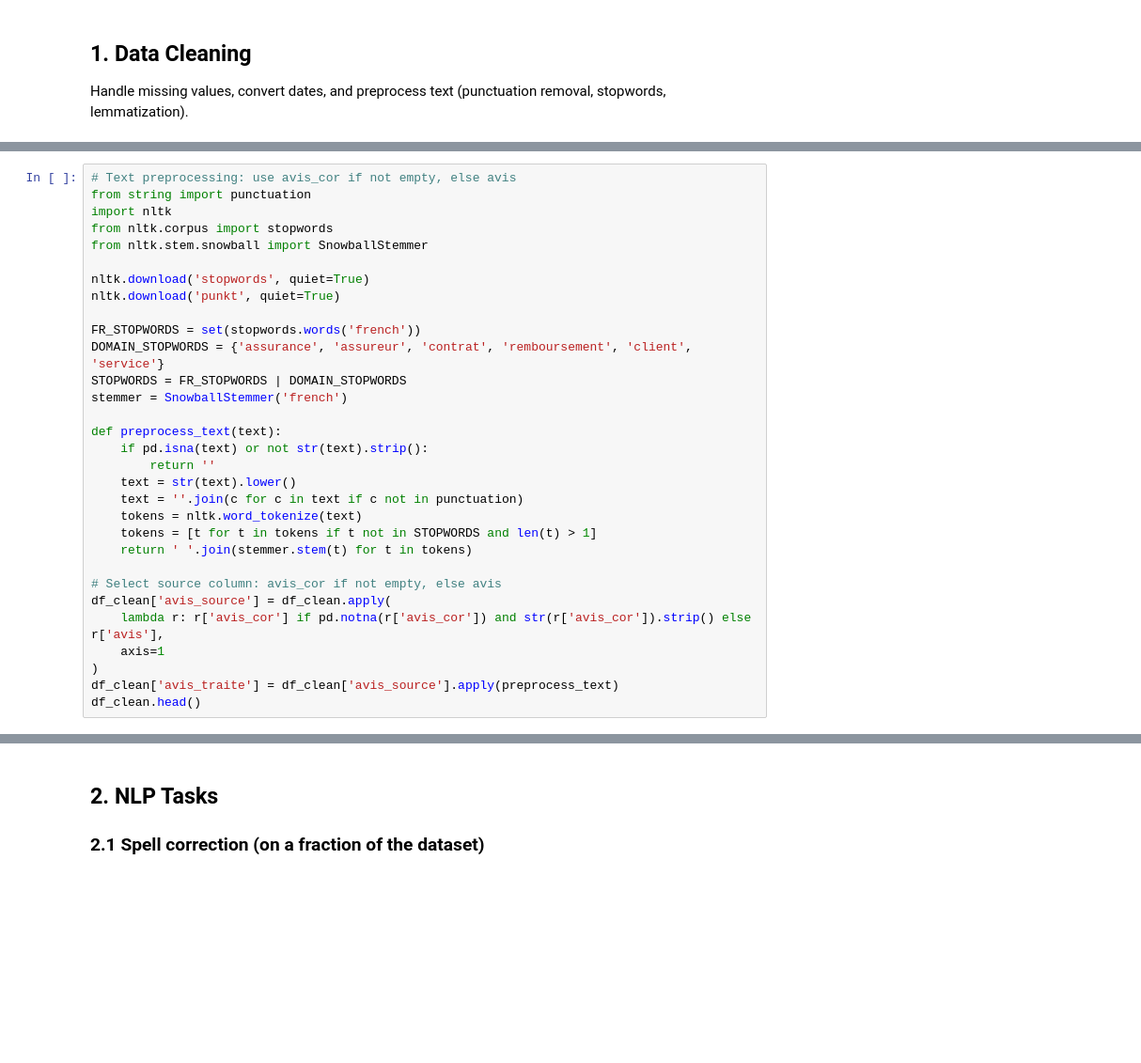
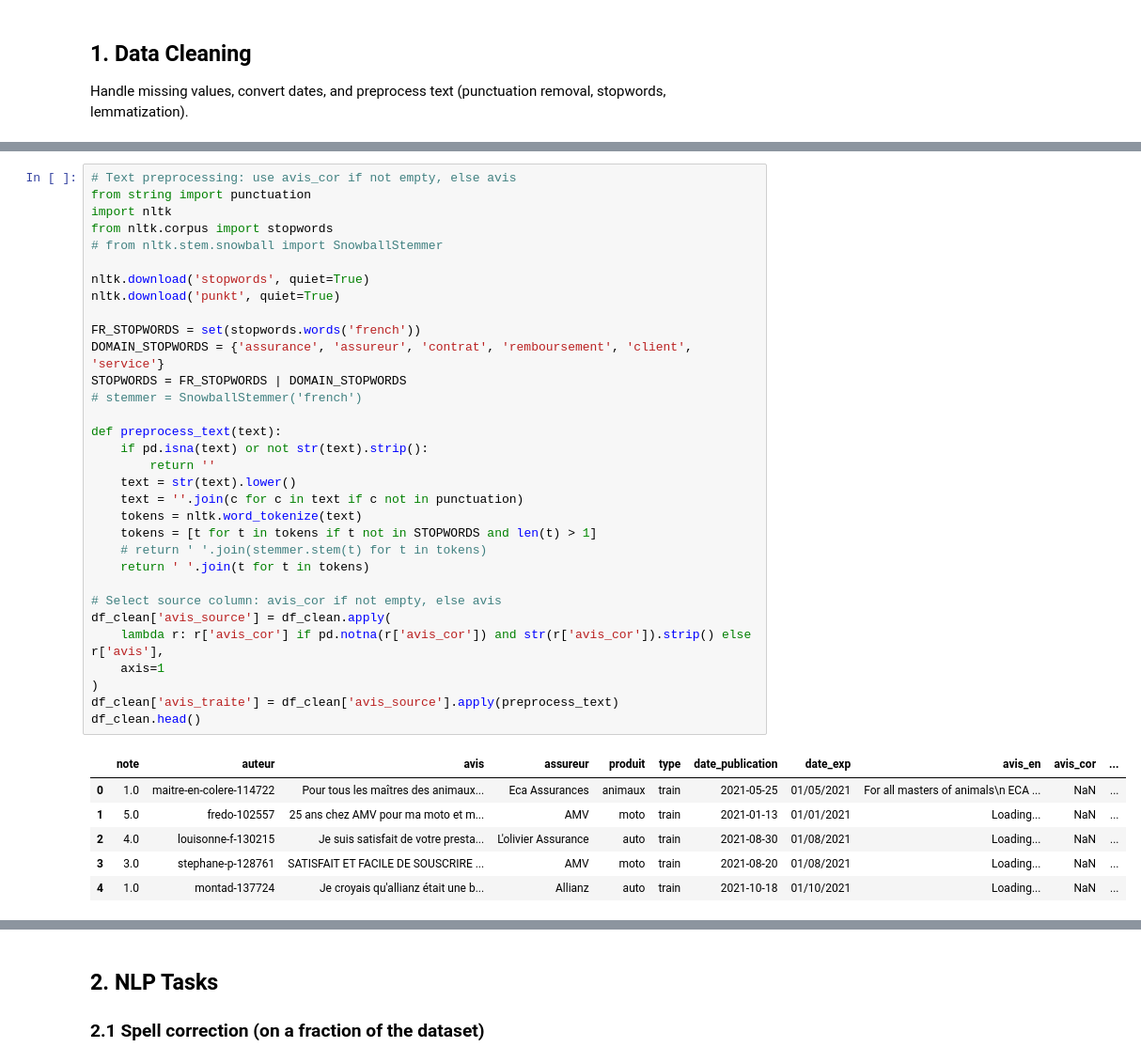
Before and after one commit to GabrielSultan/NLP_project_no2, a Jupyter notebook: nlp_project_2.ipynb, the cells around one changed output, grey strips where cells are left out. Shown at 94% size. Saved outputs shown, nothing was run; the diff lists cells and outputs as text; blank space fills up the shorter version.

```diff
--- a/nlp_project_2.ipynb
+++ b/nlp_project_2.ipynb
@@ -98,34 +101,42 @@ print(f"Removal reasons: avis empty, note missing, invalid date")
 # %%
 # Text preprocessing: use avis_cor if not empty, else avis
 from string import punctuation
 import nltk
 from nltk.corpus import stopwords
-from nltk.stem.snowball import SnowballStemmer
+# from nltk.stem.snowball import SnowballStemmer
 
 nltk.download('stopwords', quiet=True)
 nltk.download('punkt', quiet=True)
 
 FR_STOPWORDS = set(stopwords.words('french'))
 DOMAIN_STOPWORDS = {'assurance', 'assureur', 'contrat', 'remboursement', 'client', 'service'}
 STOPWORDS = FR_STOPWORDS | DOMAIN_STOPWORDS
-stemmer = SnowballStemmer('french')
+# stemmer = SnowballStemmer('french')
 
 def preprocess_text(text):
     if pd.isna(text) or not str(text).strip():
         return ''
     text = str(text).lower()
     text = ''.join(c for c in text if c not in punctuation)
     tokens = nltk.word_tokenize(text)
     tokens = [t for t in tokens if t not in STOPWORDS and len(t) > 1]
-    return ' '.join(stemmer.stem(t) for t in tokens)
+    # return ' '.join(stemmer.stem(t) for t in tokens)
+    return ' '.join(t for t in tokens)
 
 # Select source column: avis_cor if not empty, else avis
 df_clean['avis_source'] = df_clean.apply(
     lambda r: r['avis_cor'] if pd.notna(r['avis_cor']) and str(r['avis_cor']).strip() else r['avis'],
     axis=1
 )
 df_clean['avis_traite'] = df_clean['avis_source'].apply(preprocess_text)
 df_clean.head()
+# %% [output]
+|  | note | auteur | avis | assureur | produit | type | date_publication | date_exp | avis_en | avis_cor | ... |
+| 0 | 1.0 | maitre-en-colere-114722 | Pour tous les maîtres des animaux... | Eca Assurances | animaux | train | 2021-05-25 | 01/05/2021 | For all masters of animals\n ECA ... | NaN | ... |
+| 1 | 5.0 | fredo-102557 | 25 ans chez AMV pour ma moto et m... | AMV | moto | train | 2021-01-13 | 01/01/2021 | Loading... | NaN | ... |
+| 2 | 4.0 | louisonne-f-130215 | Je suis satisfait de votre presta... | L'olivier Assurance | auto | train | 2021-08-30 | 01/08/2021 | Loading... | NaN | ... |
+| 3 | 3.0 | stephane-p-128761 | SATISFAIT ET FACILE DE SOUSCRIRE ... | AMV | moto | train | 2021-08-20 | 01/08/2021 | Loading... | NaN | ... |
+| 4 | 1.0 | montad-137724 | Je croyais qu'allianz était une b... | Allianz | auto | train | 2021-10-18 | 01/10/2021 | Loading... | NaN | ... |
 # %%
 # Metrics after cleaning
 n_after = len(df_clean)
```
Also changed, not shown: parts of 22 cells of this notebook, 4 other files.
